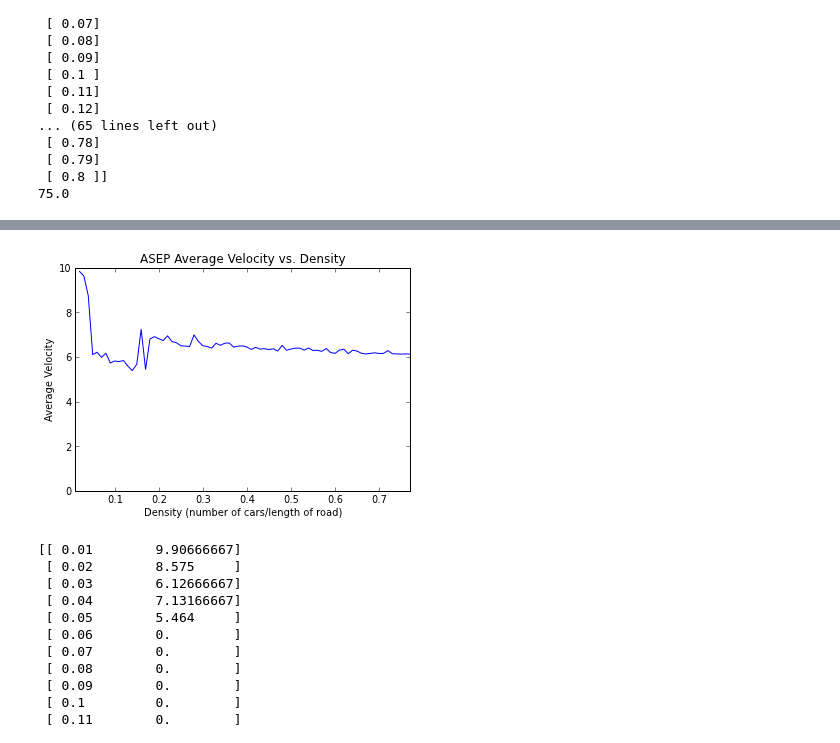
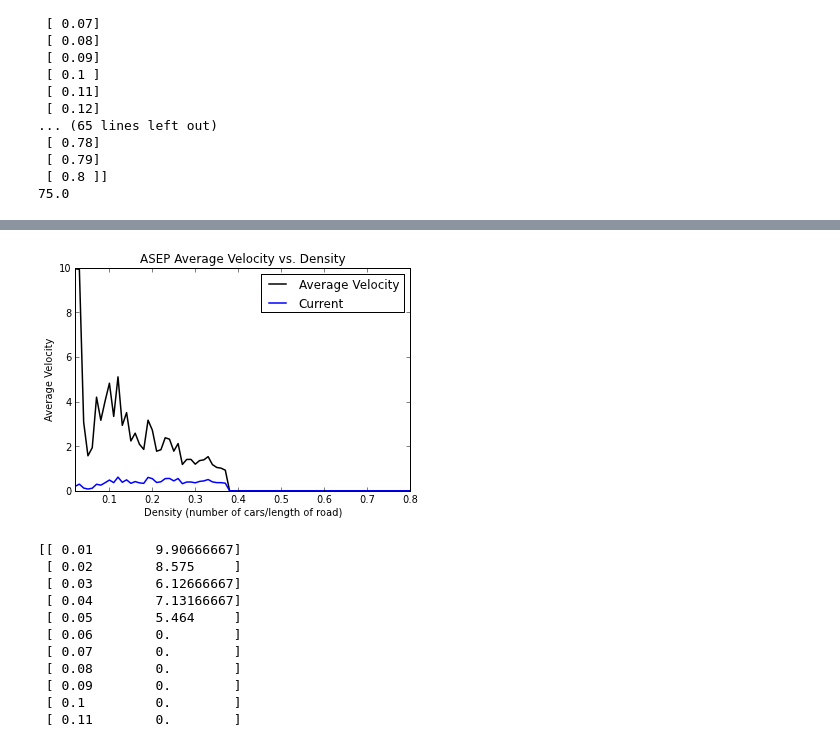
Before and after one commit to ipowellPHYS202/PHYS202-S13, a Jupyter notebook: Project/1DTrafficFlow.ipynb, the cells around one changed output, grey strips where cells are left out. Saved outputs shown, nothing was run; the diff lists cells and outputs as text; code cells hidden in the pictures.

```diff
--- a/Project/1DTrafficFlow.ipynb
+++ b/Project/1DTrafficFlow.ipynb
@@ -532,7 +648,7 @@ DataSTCA = PositionsSTCA,VelocitiesSTCA
 # %%
 iterations=150
 #initial conditions:
-v_max = 15
+v_max = 10
 num_cars=7
 l_=arange(1,41)
 random.shuffle(l_)
@@ -559,5 +675,5 @@ print "initial velocity",VelocitiesSTCA[0]
 
 #Storing the data of each iteration in arrays
 for i in range(0,iterations-1):
-    PositionsSTCA[i+1],VelocitiesSTCA[i+1]=STCA(PositionsSTCA[i],VelocitiesSTCA[i],l_);
+    PositionsSTCA[i+1],VelocitiesSTCA[i+1]=STCA(PositionsSTCA[i],VelocitiesSTCA[i],l_,num_cars);
 # %% [output]
@@ -767,6 +1038,6 @@ print 150/2.
 # %%
 v_max=10
-iterations = 150
+iterations = 150.
 length = arange(1,101)
 DataCA184 = zeros(3*79).reshape(79,3)
 
@@ -775,9 +1046,10 @@ for k in range(1,80):
 
 
 for j in range(1,80):
+    num_cars=0
+    random.shuffle(length)
+    num_cars=int((DataCA184[j-1:j,[0]])*max(length))
 
-    random.shuffle(length)
-    num_cars=int((DataCA184[j-1:j,[0]])*100)
 
     PositionsCA184=zeros(num_cars*iterations).reshape(iterations,num_cars)
     VelocitiesCA184=zeros(num_cars*iterations).reshape(iterations,num_cars)
@@ -794,13 +1066,16 @@ for j in range(1,80):
     VelocitiesCA184[0]=V
 
     for a in range(0,int(iterations-1)):
-        PositionsCA184[a+1],VelocitiesCA184[a+1]=CA184(PositionsCA184[a],VelocitiesCA184[a],length)
+        PositionsCA184[a+1],VelocitiesCA184[a+1]=CA184(PositionsCA184[a],VelocitiesCA184[a],length,num_cars)
+
 
     avg_vel = []
+
     avg_vel.append(sum(VelocitiesCA184)/float(iterations))
+
     avg_vel=array(avg_vel)/num_cars
 
 
     DataCA184[j-1:j,[1]]=avg_vel
-    DataCA184[j-1:j,[2]]=avg_vel/max(length)
-print DataCA184
+    DataCA184[j-1:j,[2]]=avg_vel*num_cars/max(length)
+    print DataCA184
@@ -834,7 +1093,7 @@ for k in range(1,80):
 for j in range(1,80):
 
     random.shuffle(length)
-    num_cars=int((DataSTCA[j-1:j,[0]])*100)
+    num_cars=int((DataSTCA[j-1:j,[0]])*max(length))
 
     PositionsSTCA=zeros(num_cars*iterations).reshape(iterations,num_cars)
     VelocitiesSTCA=zeros(num_cars*iterations).reshape(iterations,num_cars)
@@ -853,7 +1112,7 @@ for j in range(1,80):
 
 
     for i in range(0,int(iterations-1)):
-        PositionsSTCA[i+1],VelocitiesSTCA[i+1]=STCA(PositionsSTCA[i],VelocitiesSTCA[i],length)
+        PositionsSTCA[i+1],VelocitiesSTCA[i+1]=STCA(PositionsSTCA[i],VelocitiesSTCA[i],length,num_cars)
 
     avg_vel = []
     avg_vel.append(sum(VelocitiesSTCA)/float(iterations))
@@ -861,6 +1120,6 @@ for j in range(1,80):
 
 
     DataSTCA[j-1:j,[1]]=avg_vel
-    DataSTCA[j-1:j,[2]]=avg_vel/max(length)
-print DataSTCA
+    DataSTCA[j-1:j,[2]]=avg_vel*num_cars/max(length)
+    print DataSTCA
 # %% [output]
@@ -877,7 +1214,7 @@ for k in range(1,80):
 for j in range(1,80):
 
     random.shuffle(length)
-    num_cars=int((DataASEP[j-1:j,[0]])*100)
+    num_cars=int((DataASEP[j-1:j,[0]])*max(length))
 
     PositionsASEP=zeros(num_cars*iterations).reshape(iterations,num_cars)
     VelocitiesASEP=zeros(num_cars*iterations).reshape(iterations,num_cars)
@@ -896,7 +1233,7 @@ for j in range(1,80):
 
 
     for i in range(0,int(iterations-1)):
-        PositionsASEP[i+1],VelocitiesASEP[i+1]=ASEP(PositionsASEP[i],VelocitiesASEP[i],length)
+        PositionsASEP[i+1],VelocitiesASEP[i+1]=ASEP2(PositionsASEP[i],VelocitiesASEP[i],length,num_cars)
 
     avg_vel = []
     avg_vel.append(sum(VelocitiesASEP)/iterations)
@@ -904,6 +1241,6 @@ for j in range(1,80):
 
 
     DataASEP[j-1:j,[1]]=avg_vel
-    DataASEP[j-1:j,[2]]=avg_vel/max(length)
-print DataASEP
+    DataASEP[j-1:j,[2]]=avg_vel*num_cars/max(length)
+    print DataASEP
 # %% [output]
@@ -947,13 +1361,15 @@ TypeError: tuple indices must be integers, not tuple
 # %%
-plot(DataASEP[:,[0]],DataASEP[:,[1]])
-xlim(.01,.77)
+plot(DataASEP[:,[0]],DataASEP[:,[1]],'k',lw=1.5,label="Average Velocity")
+plot(DataASEP[:,[0]],DataASEP[:,[2]],'b',lw=1.5,label="Current")
+xlim(.02,.8)
 ylim(0.,v_max)
 xlabel('Density (number of cars/length of road)')
 ylabel('Average Velocity')
 title('ASEP Average Velocity vs. Density')
+legend(loc=0)
 show()
 # %% [output]
-[figure, old version]
+[figure, new version]
 # %%
 length = arange(1,41)
 iterations=100
```
Also changed, not shown: parts of 45 cells of this notebook, 4 other files.
